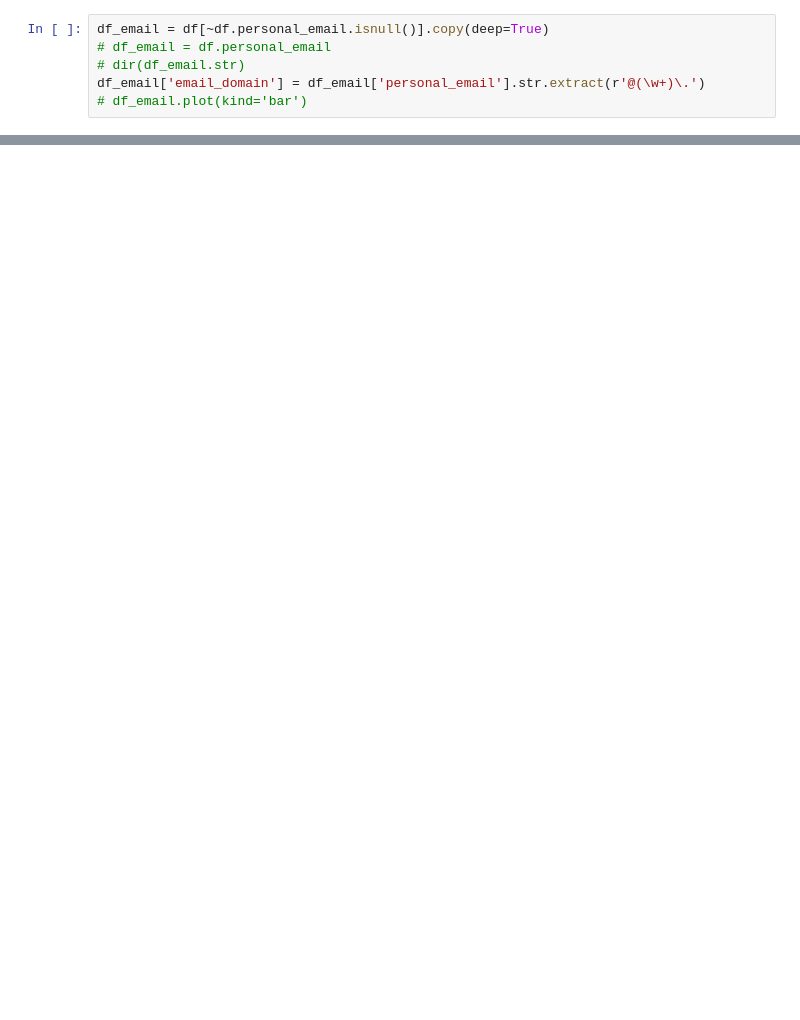
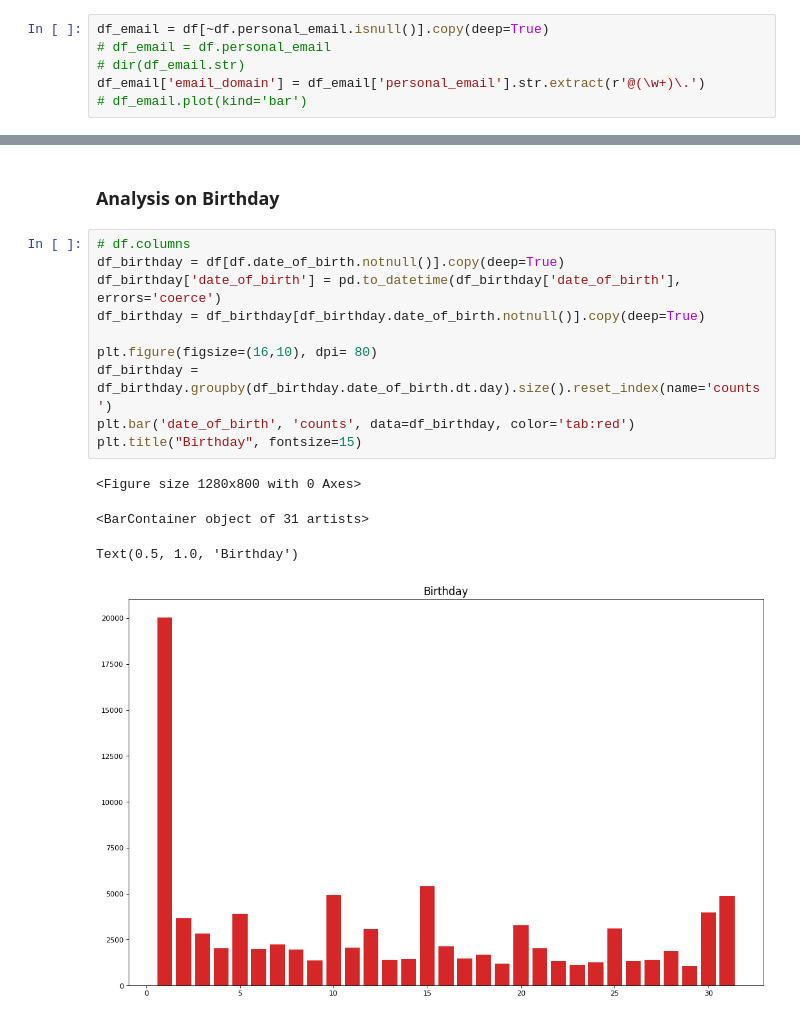
Before and after one commit to shahid-ullah/data_analysis, a Jupyter notebook: notebooks/tappware/dnothi/employee_records.ipynb, the cells around one changed output, grey strips where cells are left out. Saved outputs shown, nothing was run; the diff lists cells and outputs as text; blank space fills up the shorter version.

```diff
--- a/notebooks/tappware/dnothi/employee_records.ipynb
+++ b/notebooks/tappware/dnothi/employee_records.ipynb
@@ -97,0 +125,17 @@ df_email.groupby('email_domain').size().reset_index(name='counts')
+# %% [markdown]
+### Analysis on Birthday
+# %%
+# df.columns
+df_birthday = df[df.date_of_birth.notnull()].copy(deep=True)
+df_birthday['date_of_birth'] = pd.to_datetime(df_birthday['date_of_birth'], errors='coerce')
+df_birthday = df_birthday[df_birthday.date_of_birth.notnull()].copy(deep=True)
+
+plt.figure(figsize=(16,10), dpi= 80)
+df_birthday = df_birthday.groupby(df_birthday.date_of_birth.dt.day).size().reset_index(name='counts')
+plt.bar('date_of_birth', 'counts', data=df_birthday, color='tab:red')
+plt.title("Birthday", fontsize=15)
+# %% [output]
+<Figure size 1280x800 with 0 Axes>
+<BarContainer object of 31 artists>
+Text(0.5, 1.0, 'Birthday')
+[figure, added]
```
Also changed, not shown: parts of 8 cells of this notebook, 1 other file.
